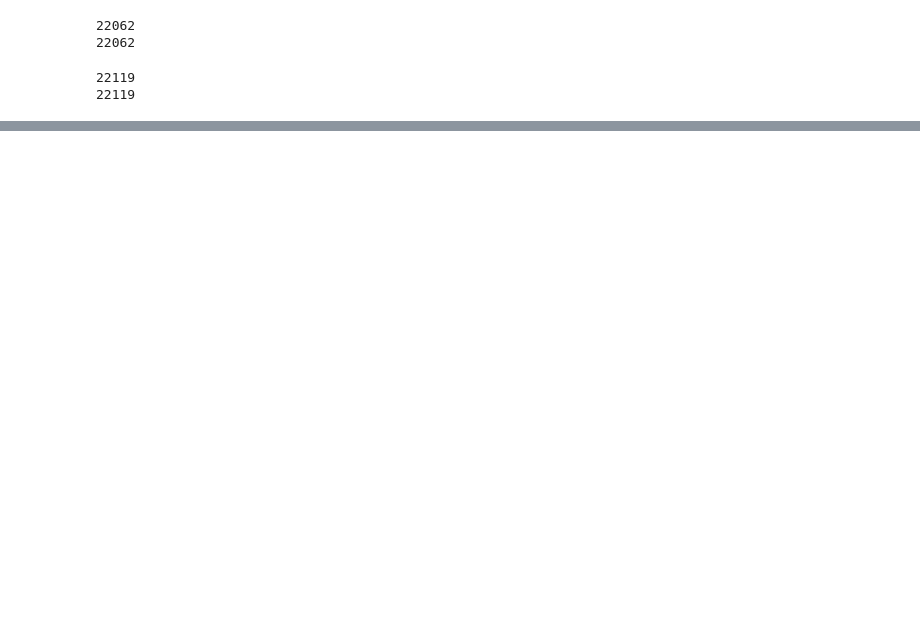
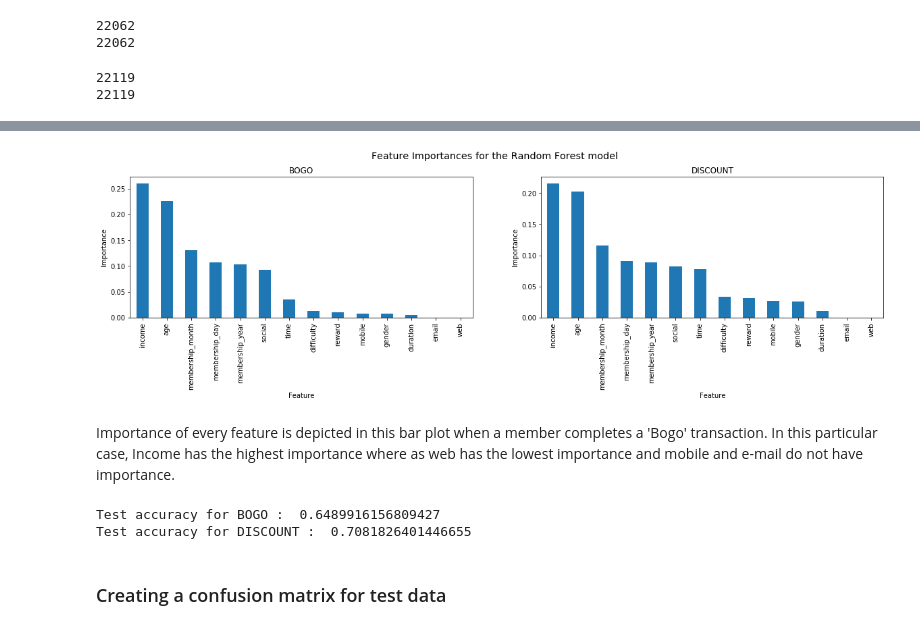
Before and after one commit to ramaiyer10990/Data-Scientist-Capstone-Project---Starbucks---Udacity-Data-Scientist-Naodegree-Program, a Jupyter notebook: Starbucks_Capstone_notebook.ipynb, the cells around one changed output, grey strips where cells are left out. Cells and saved outputs as stored; diff of their text form; code cells hidden in the pictures; blank space fills up the shorter version.

Commit message:
Completed ML code and extracted files
Final execution of the project code with extracted csv data frame files.

```diff
--- a/Starbucks_Capstone_notebook.ipynb
+++ b/Starbucks_Capstone_notebook.ipynb
@@ -903,0 +712,4 @@ informational.to_csv(r'./informational_csv.csv', index = False)
+# %%
+bogo = bogo.drop(columns=['offer_id_t','bogo','discount','informational','mem_id_t','offer completed','offer viewed','offer received'])
+discount = discount.drop(columns=['offer_id_t','bogo','discount','informational','mem_id_t','offer completed','offer viewed','offer received'])
+informational = informational.drop(columns=['offer_id_t','bogo','discount','informational','mem_id_t','offer completed','offer viewed','offer received'])
@@ -903,0 +738,7 @@ informational.to_csv(r'./informational_csv.csv', index = False)
+# %%
+x_b = np.array(bogo.loc[:, bogo.columns != 'transaction'])
+y_b = np.array(bogo['transaction'])
+x_train_b, x_test_b, y_train_b, y_test_b = train_test_split(x_b, y_b, stratify=y_b, test_size=0.2)
+x_d = np.array(discount.loc[:, discount.columns != 'transaction'])
+y_d = np.array(discount['transaction'])
+x_train_d, x_test_d, y_train_d, y_test_d = train_test_split(x_d, y_d, stratify=y_d, test_size=0.2)
@@ -903,0 +747,6 @@ informational.to_csv(r'./informational_csv.csv', index = False)
+# %%
+from sklearn.ensemble import RandomForestClassifier
+clf_b = RandomForestClassifier(random_state = 1)
+clf_d = RandomForestClassifier(random_state = 1)
+clf_b = clf_b.fit(x_train_b, y_train_b)
+clf_d = clf_d.fit(x_train_d, y_train_d)
@@ -903,0 +759,8 @@ informational.to_csv(r'./informational_csv.csv', index = False)
+# %%
+feature_imp_b = pd.Series(clf_b.feature_importances_, index = bogo.loc[:, bogo.columns != 'transaction'].columns).sort_values(ascending=False)
+feature_imp_d = pd.Series(clf_d.feature_importances_, index = discount.loc[:, discount.columns != 'transaction'].columns).sort_values(ascending=False)
+feat_imp = pd.DataFrame({'BOGO Features':list(feature_imp_b.index),
+                        'BOGO Importance':list(feature_imp_b),
+                        'DISCOUNT Features':list(feature_imp_d.index),
+                        'DISCOUNT Importance':list(feature_imp_d)})
+feat_imp
@@ -903,0 +783,18 @@ informational.to_csv(r'./informational_csv.csv', index = False)
+# %%
+fig, ax = plt.subplots(1, 2, sharex=True, figsize=(20,4))
+plt.sca(ax[0])
+feature_imp_b.plot(kind='bar')
+plt.xlabel('Feature')
+plt.ylabel('Importance')
+plt.title('BOGO')
+plt.sca(ax[1])
+feature_imp_d.plot(kind='bar')
+plt.xlabel('Feature')
+plt.ylabel('Importance')
+plt.title('DISCOUNT')
+fig.suptitle('Feature Importances for the Random Forest model', fontsize='x-large')
+fig.subplots_adjust(top=0.85)
+# %% [output]
+[figure, added]
+# %% [markdown]
+Importance of every feature is depicted in this bar plot when a member completes a 'Bogo' transaction. In this particular case, Income has the highest importance where as web has the lowest importance and mobile and e-mail do not have importance.
@@ -903,0 +804,8 @@ informational.to_csv(r'./informational_csv.csv', index = False)
+# %%
+print("Test accuracy for BOGO : ",clf_b.score(x_test_b, y_test_b))
+print("Test accuracy for DISCOUNT : ",clf_d.score(x_test_d, y_test_d))
+# %% [output]
+Test accuracy for BOGO :  0.6489916156809427
+Test accuracy for DISCOUNT :  0.7081826401446655
+# %% [markdown]
+### Creating a confusion matrix for test data
```
Also changed, not shown: parts of 72 cells of this notebook, 7 other files.
